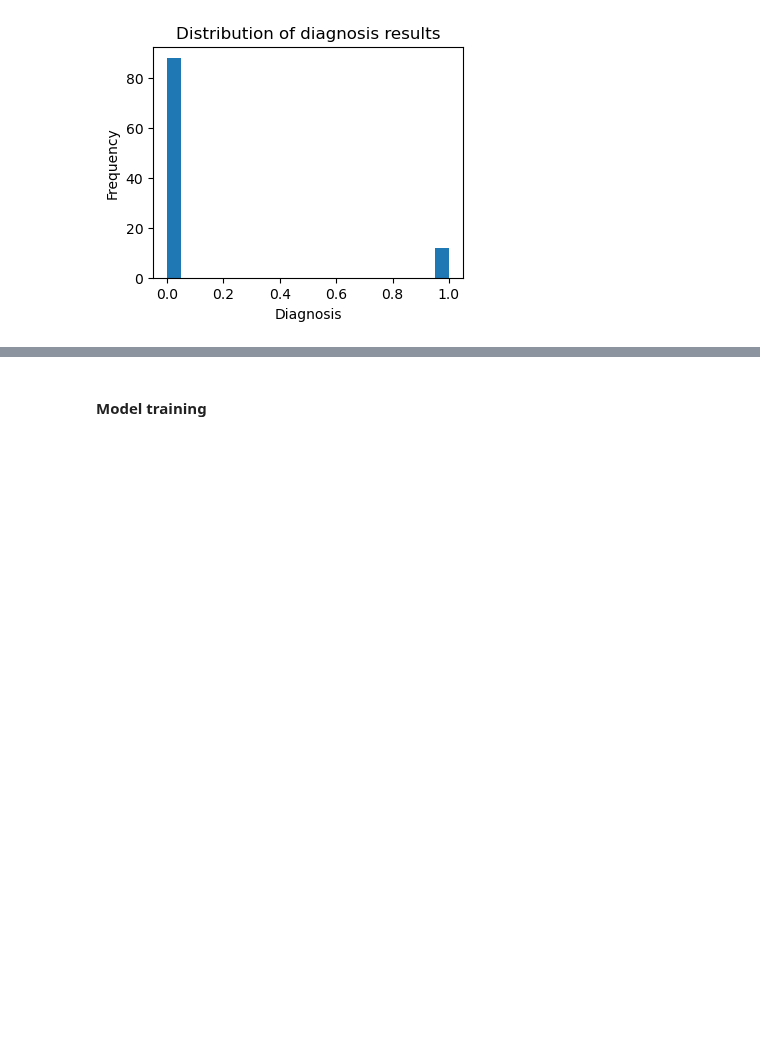
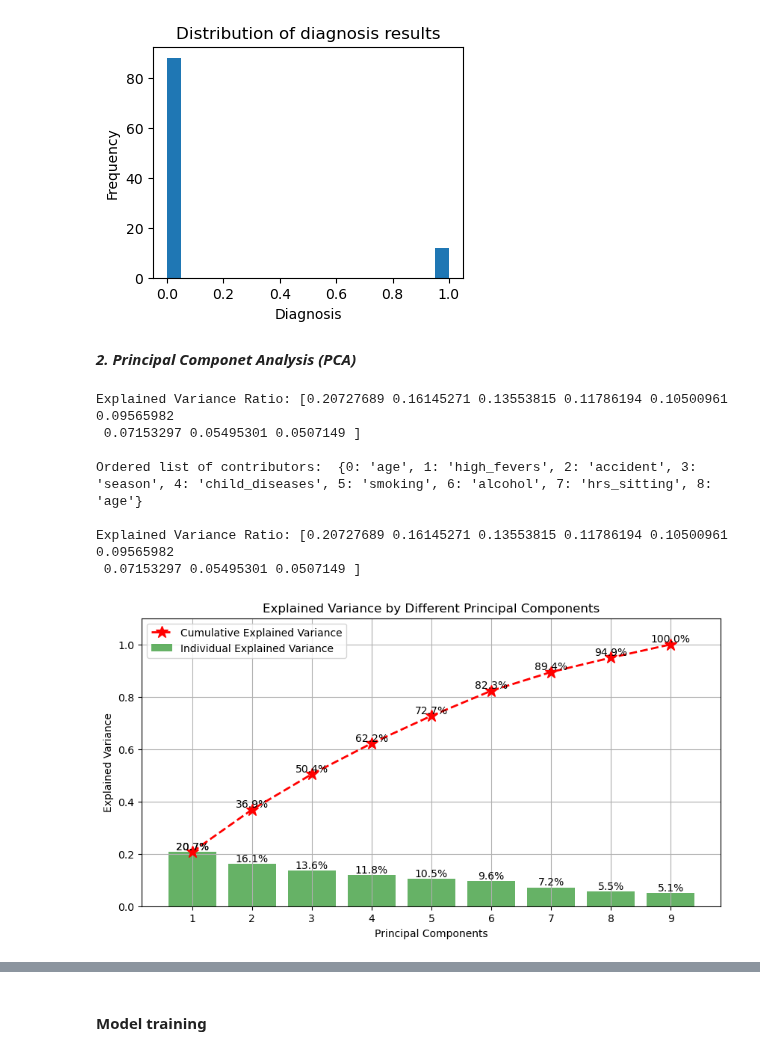
Before and after one commit to denpalrius/AI-Machine-Learning-Practice, a Jupyter notebook: logistic_regression/seminal_quality_prediction.ipynb, the cells around one changed output, grey strips where cells are left out. Drawn from its saved outputs; the diff is of its cells as text; code cells hidden in the pictures; blank space fills up the shorter version.

```diff
--- a/logistic_regression/seminal_quality_prediction.ipynb
+++ b/logistic_regression/seminal_quality_prediction.ipynb
@@ -166,0 +177,2 @@ distr.plot.hist(bins=20,
+# %% [markdown]
+***2. Principal Componet Analysis (PCA)***
@@ -166,0 +182,56 @@ distr.plot.hist(bins=20,
+# %%
+X_standardized = (X - X.mean()) / X.std()
+pca = PCA(n_components=X.shape[1])
+X_pca = pca.fit_transform(X_standardized)
+
+explained_variance_ratio = pca.explained_variance_ratio_
+print("Explained Variance Ratio: {}".format(explained_variance_ratio))
+
+# Identify the original columns with highest contributions to the PCA components
+# Get the absolute values of the PCA components
+abs_components = np.abs(pca.components_)
+top_contributors = {}
+for i, component in enumerate(abs_components):
+    top_index = component.argmax()  # Index of the highest contributor
+    top_contributors[i] = X.columns[top_index]
+
+print("\nOrdered list of contributors: ", top_contributors)
+
+# Compute the cumulative explained variance
+cumulative_variances = np.cumsum(pca.explained_variance_ratio_)
+print("\nExplained Variance Ratio: {}".format(explained_variance_ratio))
+
+# Create the bar plot for individual variances
+plt.figure(figsize=(10, 5))
+bar = plt.bar(range(1, X.shape[1]+1), explained_variance_ratio,
+              alpha=0.6, color='g', label='Individual Explained Variance')
+
+# Create the line plot for cumulative variance
+line = plt.plot(range(1, X.shape[1]+1), cumulative_variances, marker='*',
+                linestyle='dashed', linewidth=2, markersize=12, color='r',
+                label='Cumulative Explained Variance')
+
+# Adding percentage values on top of bars and dots
+for i, (bar, cum_val) in enumerate(zip(bar, cumulative_variances)):
+    plt.text(bar.get_x() + bar.get_width() / 2, bar.get_height(), f'{explained_variance_ratio[i]*100:.1f}%',
+             ha='center', va='bottom')
+    plt.text(i+1, cum_val, f'{cum_val*100:.1f}%', ha='center', va='bottom')
+
+# Aesthetics for the plot
+plt.xlabel('Principal Components')
+plt.ylabel('Explained Variance')
+plt.title('Explained Variance by Different Principal Components')
+plt.xticks(range(1, X.shape[1]+1))
+plt.legend(loc='upper left')
+plt.ylim(0, 1.1)  # extend y-axis limit to accommodate text labels
+plt.grid(True)
+plt.show()
+# %% [output]
+Explained Variance Ratio: [0.20727689 0.16145271 0.13553815 0.11786194 0.10500961 0.09565982
+ 0.07153297 0.05495301 0.0507149 ]
+
+Ordered list of contributors:  {0: 'age', 1: 'high_fevers', 2: 'accident', 3: 'season', 4: 'child_diseases', 5: 'smoking', 6: 'alcohol', 7: 'hrs_sitting', 8: 'age'}
+
+Explained Variance Ratio: [0.20727689 0.16145271 0.13553815 0.11786194 0.10500961 0.09565982
+ 0.07153297 0.05495301 0.0507149 ]
+[figure, added]
```
Also changed, not shown: parts of 38 cells of this notebook, 3 other files.
